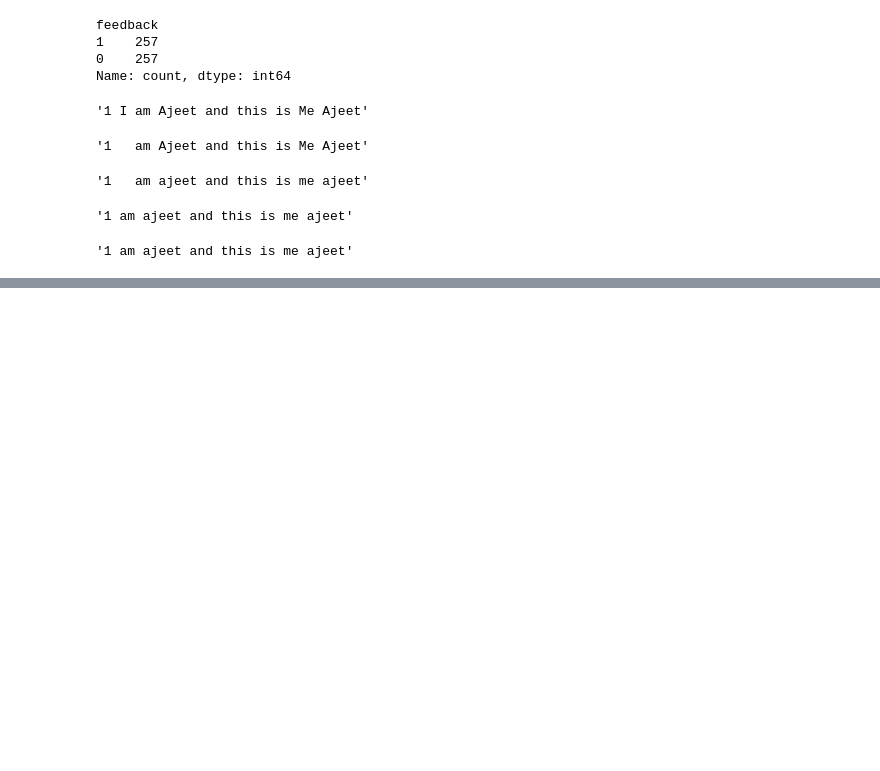
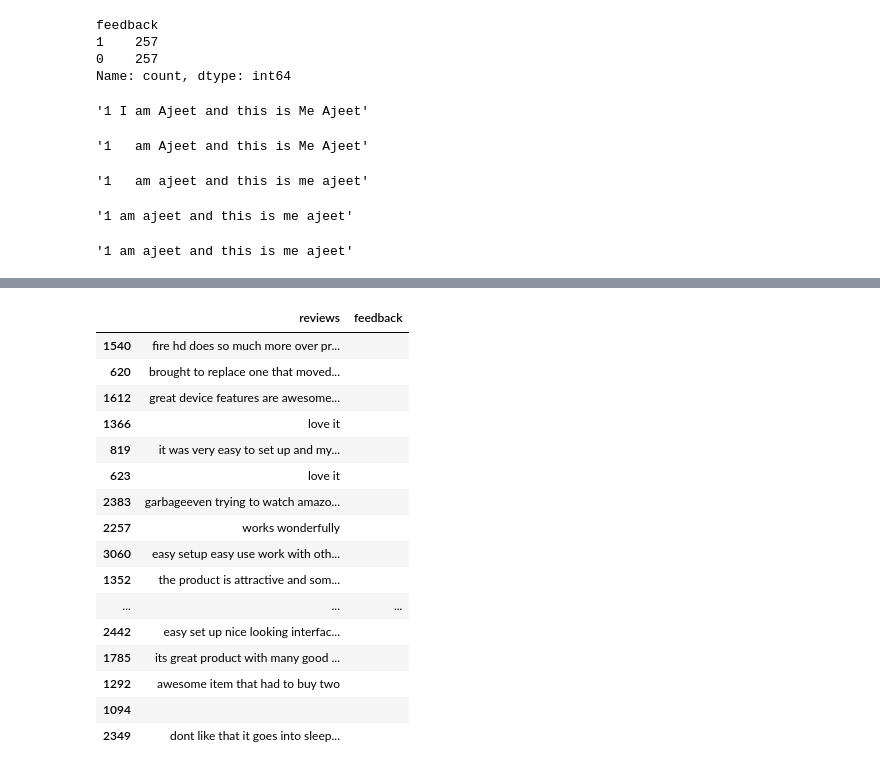
Before and after one commit to ajeetach97701/Sentiment-Analysis-using-LLM--Gemini-api, a Jupyter notebook: app.ipynb, the cells around one changed output, grey strips where cells are left out. Drawn from its saved outputs; the diff is of its cells as text; code cells hidden in the pictures; blank space fills up the shorter version.

```diff
--- a/app.ipynb
+++ b/app.ipynb
@@ -287,0 +282,23 @@ array([[13,  0],
+# %%
+df_json_few = df_balanced[['reviews','feedback']].sample(20)
+df_json_few_1 = df_json_few
+df_json_few_1['feedback'] = '' # this is what the model will predict
+df_json_few_1 = df_json_few.to_json()
+# %% [output]
+|  | reviews | feedback |
+| 1540 | fire hd does so much more over pr... |  |
+| 620 | brought to replace one that moved... |  |
+| 1612 | great device features are awesome... |  |
+| 1366 | love it |  |
+| 819 | it was very easy to set up and my... |  |
+| 623 | love it |  |
+| 2383 | garbageeven trying to watch amazo... |  |
+| 2257 | works wonderfully |  |
+| 3060 | easy setup easy use work with oth... |  |
+| 1352 | the product is attractive and som... |  |
+| ... | ... | ... |
+| 2442 | easy set up nice looking interfac... |  |
+| 1785 | its great product with many good ... |  |
+| 1292 | awesome item that had to buy two |  |
+| 1094 |  |  |
+| 2349 | dont like that it goes into sleep... |  |
```
Also changed, not shown: parts of 26 cells of this notebook.
